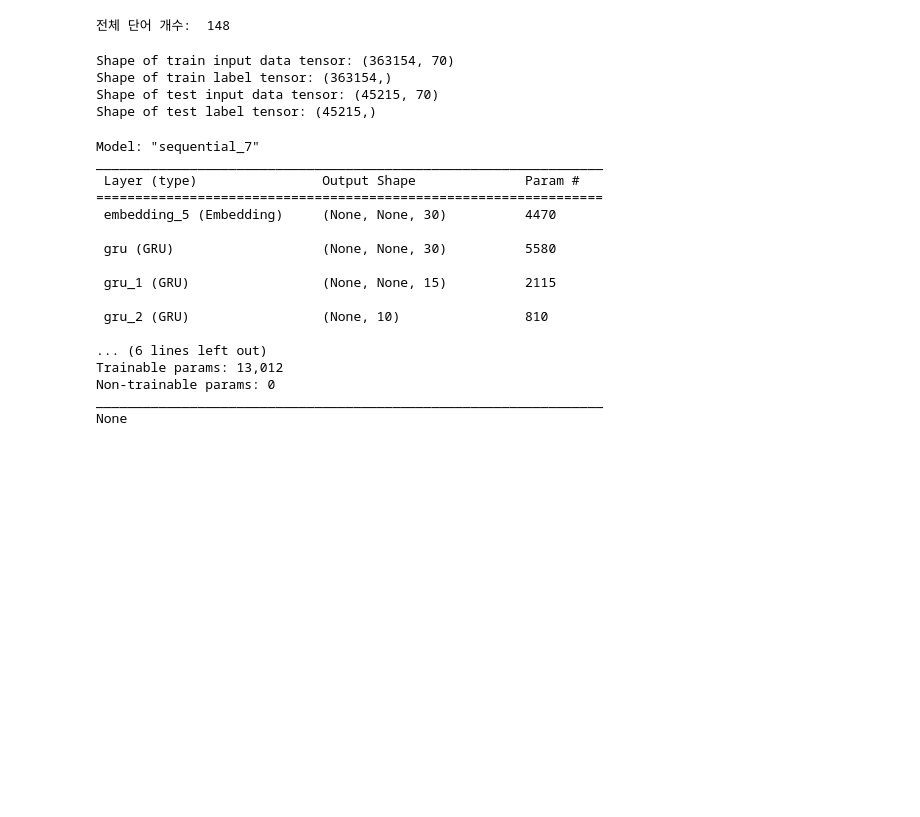
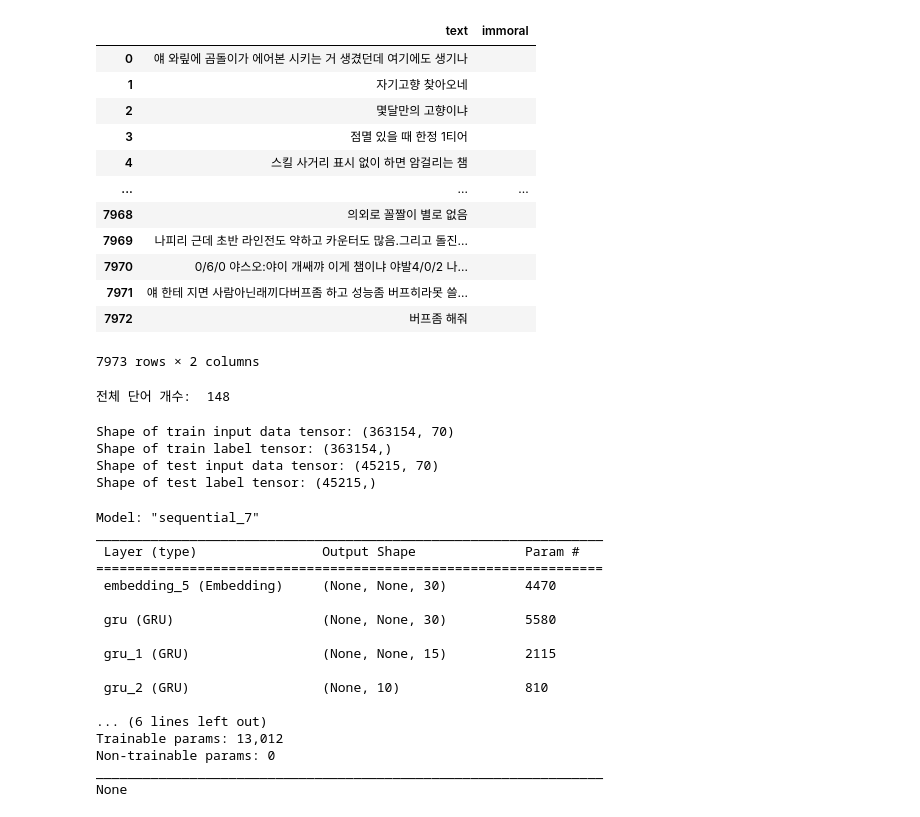
Before and after one commit to minzy213/skkukdt_minzy, a Jupyter notebook: DeepLearning/project.ipynb, the cells around one changed output. Drawn from its saved outputs; the diff is of its cells as text; code cells hidden in the pictures; blank space fills up the shorter version.

```diff
--- a/DeepLearning/project.ipynb
+++ b/DeepLearning/project.ipynb
@@ -74,0 +122,21 @@ test.to_csv(r'data/test.csv', index = False)
+# %%
+lii = []
+headers = {
+    'Referer':'https://www.op.gg/',
+    'User-Agent':'Mozilla/5.0 (Windows NT 10.0; Win64; x64) AppleWebKit/537.36 (KHTML, like Gecko) Chrome/116.0.0.0 Safari/537.36'
+}
+for chm in champ:
+    n = 1
+    while 1:
+        url = f'https://op.gg/api/v1.0/internal/bypass/champions/{chm}/comments?&sort=popular&page={n}&limit=100&hl=ko_KR&is_latest_version=false'
+        n += 1
+        resp = requests.get(url, headers = headers)
+        dict_ch = json.loads(resp.text)
+        if len(dict_ch['data']) == 0:
+            break
+
+        for dat in dict_ch['data']:
+            lii.append(dat['content'].replace('\n', ''))
+        time.sleep(5)
+
+    print(chm)
@@ -74,0 +161,18 @@ test.to_csv(r'data/test.csv', index = False)
+# %%
+df_lii = pd.DataFrame(lii, columns = ['text'])
+df_lii['immoral'] = ''
+df_lii
+# %% [output]
+|  | text | immoral |
+| 0 | 얘 와맆에 곰돌이가 에어본 시키는 거 생겼던데 여기에도 생기나 |  |
+| 1 | 자기고향 찾아오네 |  |
+| 2 | 몇달만의 고향이냐 |  |
+| 3 | 점멸 있을 때 한정 1티어 |  |
+| 4 | 스킬 사거리 표시 없이 하면 암걸리는 챔 |  |
+| ... | ... | ... |
+| 7968 | 의외로 꼴짤이 별로 없음 |  |
+| 7969 | 나피리 근데 초반 라인전도 약하고 카운터도 많음.그리고 돌진... |  |
+| 7970 | 0/6/0 야스오:야이 개쌔꺄 이게 챔이냐 야발4/0/2 나... |  |
+| 7971 | 얘 한테 지면 사람아닌래끼다버프좀 하고 성능좀 버프히라못 쓸... |  |
+| 7972 | 버프좀 해줘 |  |
+7973 rows × 2 columns
```
Also changed, not shown: parts of 11 cells of this notebook, 6 other files.
